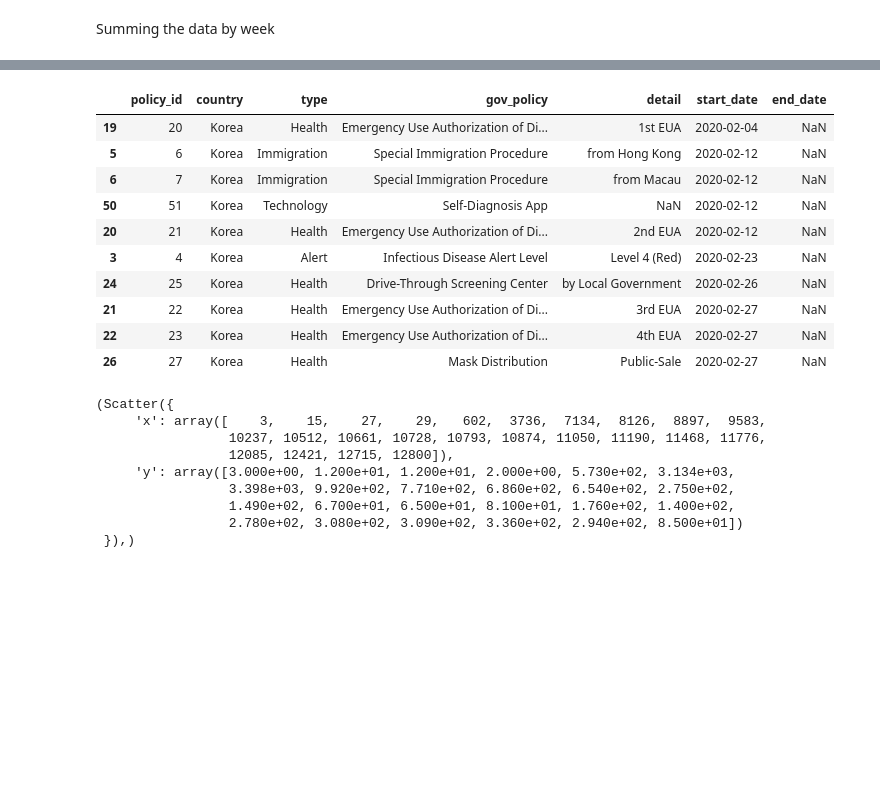
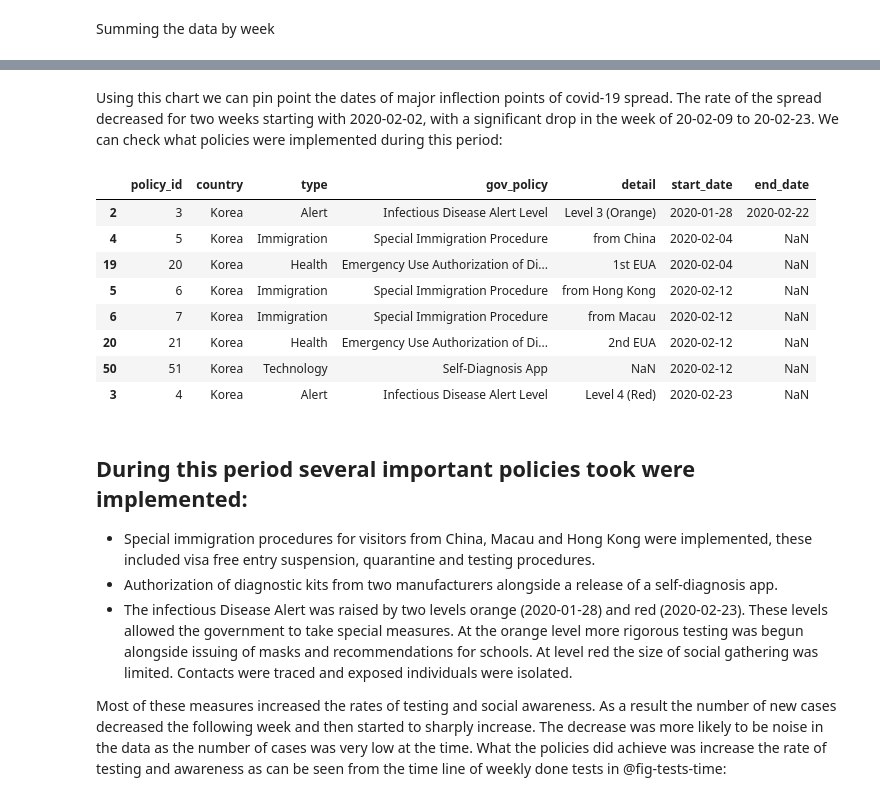
Before and after one commit to gediminas-skvarnavicius/s-korea-covid-19-analysis, a Jupyter notebook: analysis.ipynb, the cells around one changed output, grey strips where cells are left out. Cells and saved outputs as stored; diff of their text form; code cells hidden in the pictures; blank space fills up the shorter version.

```diff
--- a/analysis.ipynb
+++ b/analysis.ipynb
@@ -231,17 +236,3 @@ fig_trends.update_layout(
 fig_trends.show()
 # %% [output]
 [interactive output not drawn]
-# %%
-data['Policy'].sort_values('start_date')[5:15]
-# %% [output]
-|  | policy_id | country | type | gov_policy | detail | start_date | end_date |
-| 19 | 20 | Korea | Health | Emergency Use Authorization of Di... | 1st EUA | 2020-02-04 | NaN |
-| 5 | 6 | Korea | Immigration | Special Immigration Procedure | from Hong Kong | 2020-02-12 | NaN |
-| 6 | 7 | Korea | Immigration | Special Immigration Procedure | from Macau | 2020-02-12 | NaN |
-| 50 | 51 | Korea | Technology | Self-Diagnosis App | NaN | 2020-02-12 | NaN |
-| 20 | 21 | Korea | Health | Emergency Use Authorization of Di... | 2nd EUA | 2020-02-12 | NaN |
-| 3 | 4 | Korea | Alert | Infectious Disease Alert Level | Level 4 (Red) | 2020-02-23 | NaN |
-| 24 | 25 | Korea | Health | Drive-Through Screening Center | by Local Government | 2020-02-26 | NaN |
-| 21 | 22 | Korea | Health | Emergency Use Authorization of Di... | 3rd EUA | 2020-02-27 | NaN |
-| 22 | 23 | Korea | Health | Emergency Use Authorization of Di... | 4th EUA | 2020-02-27 | NaN |
-| 26 | 27 | Korea | Health | Mask Distribution | Public-Sale | 2020-02-27 | NaN |
@@ -250,12 +239,24 @@ fig_trends = go.Figure(data=go.Scatter(x=weekly_time['confirmed'], y=weekly_time
-# %%
-fig_trends.data
-# %% [output]
-(Scatter({
-     'x': array([    3,    15,    27,    29,   602,  3736,  7134,  8126,  8897,  9583,
-                 10237, 10512, 10661, 10728, 10793, 10874, 11050, 11190, 11468, 11776,
-                 12085, 12421, 12715, 12800]),
-     'y': array([3.000e+00, 1.200e+01, 1.200e+01, 2.000e+00, 5.730e+02, 3.134e+03,
-                 3.398e+03, 9.920e+02, 7.710e+02, 6.860e+02, 6.540e+02, 2.750e+02,
-                 1.490e+02, 6.700e+01, 6.500e+01, 8.100e+01, 1.760e+02, 1.400e+02,
-                 2.780e+02, 3.080e+02, 3.090e+02, 3.360e+02, 2.940e+02, 8.500e+01])
- }),)
+# %% [markdown]
+Using this chart we can pin point the dates of major inflection points of covid-19 spread. The rate of the spread decreased for two weeks starting with 2020-02-02, with a significant drop in the week of 20-02-09 to 20-02-23. We can check what policies were implemented during this period:
+# %%
+data["Policy"].loc[
+    data["Policy"]["start_date"].between("2020-01-28", "2020-02-23")
+].sort_values("start_date")
+# %% [output]
+|  | policy_id | country | type | gov_policy | detail | start_date | end_date |
+| 2 | 3 | Korea | Alert | Infectious Disease Alert Level | Level 3 (Orange) | 2020-01-28 | 2020-02-22 |
+| 4 | 5 | Korea | Immigration | Special Immigration Procedure | from China | 2020-02-04 | NaN |
+| 19 | 20 | Korea | Health | Emergency Use Authorization of Di... | 1st EUA | 2020-02-04 | NaN |
+| 5 | 6 | Korea | Immigration | Special Immigration Procedure | from Hong Kong | 2020-02-12 | NaN |
+| 6 | 7 | Korea | Immigration | Special Immigration Procedure | from Macau | 2020-02-12 | NaN |
+| 20 | 21 | Korea | Health | Emergency Use Authorization of Di... | 2nd EUA | 2020-02-12 | NaN |
+| 50 | 51 | Korea | Technology | Self-Diagnosis App | NaN | 2020-02-12 | NaN |
+| 3 | 4 | Korea | Alert | Infectious Disease Alert Level | Level 4 (Red) | 2020-02-23 | NaN |
+# %% [markdown]
+During this period several important policies took were implemented:
+-
+ * Special immigration procedures for visitors from China, Macau and Hong Kong were implemented, these included visa free entry suspension, quarantine and testing procedures.
+ * Authorization of diagnostic kits from two manufacturers alongside a release of a self-diagnosis app.
+ * The infectious Disease Alert was raised by two levels orange (2020-01-28) and red (2020-02-23). These levels allowed the government to take special measures. At the orange level more rigorous testing was begun alongside issuing of masks and recommendations for schools. At level red the size of social gathering was limited. Contacts were traced and exposed individuals were isolated.
+
+ Most of these measures increased the rates of testing and social awareness. As a result the number of new cases decreased the following week and then started to sharply increase. The decrease was more likely to be noise in the data as the number of cases was very low at the time. What the policies did achieve was increase the rate of testing and awareness as can be seen from the time line of weekly done tests in @fig-tests-time:
```
Also changed, not shown: parts of 12 cells of this notebook, 4 other files.
